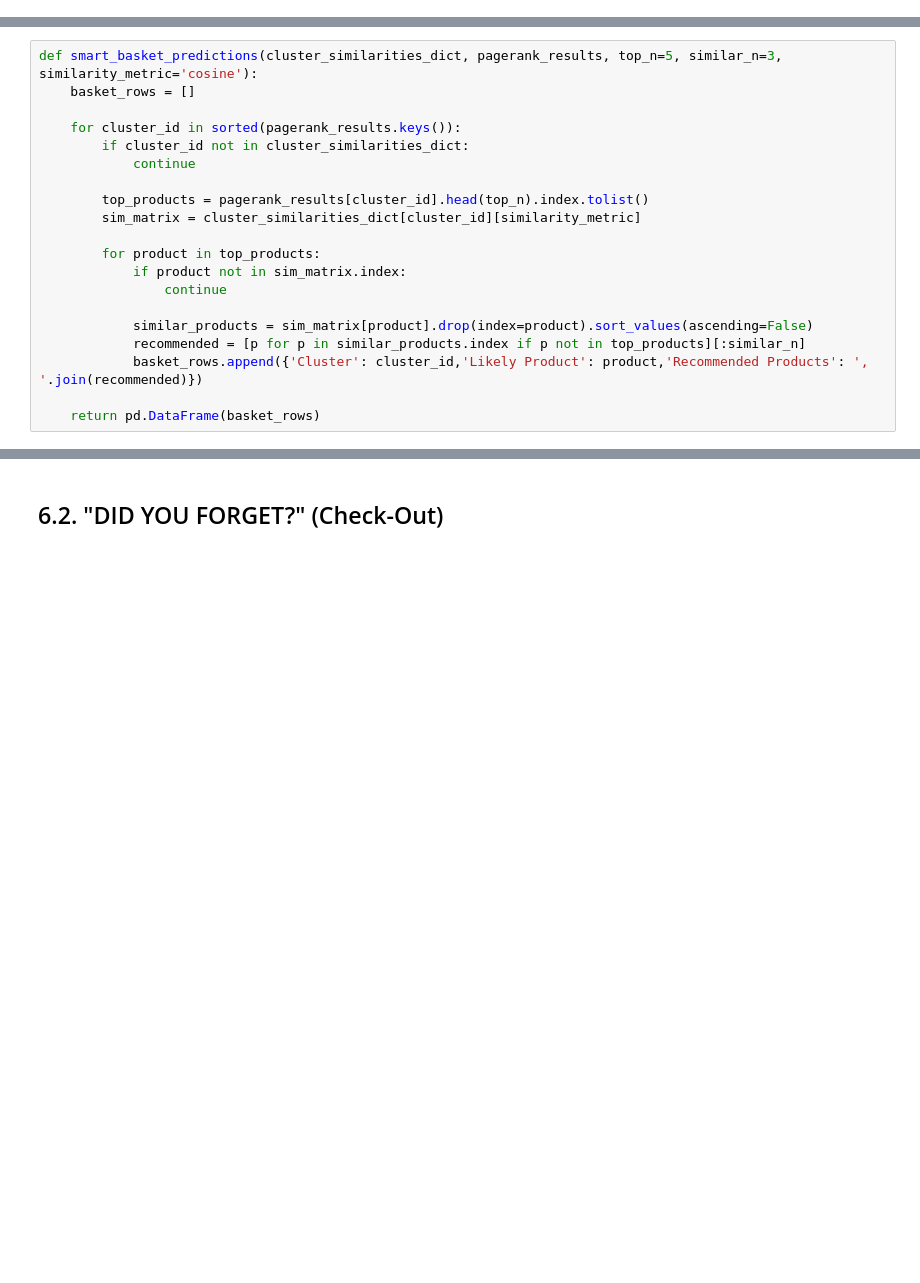
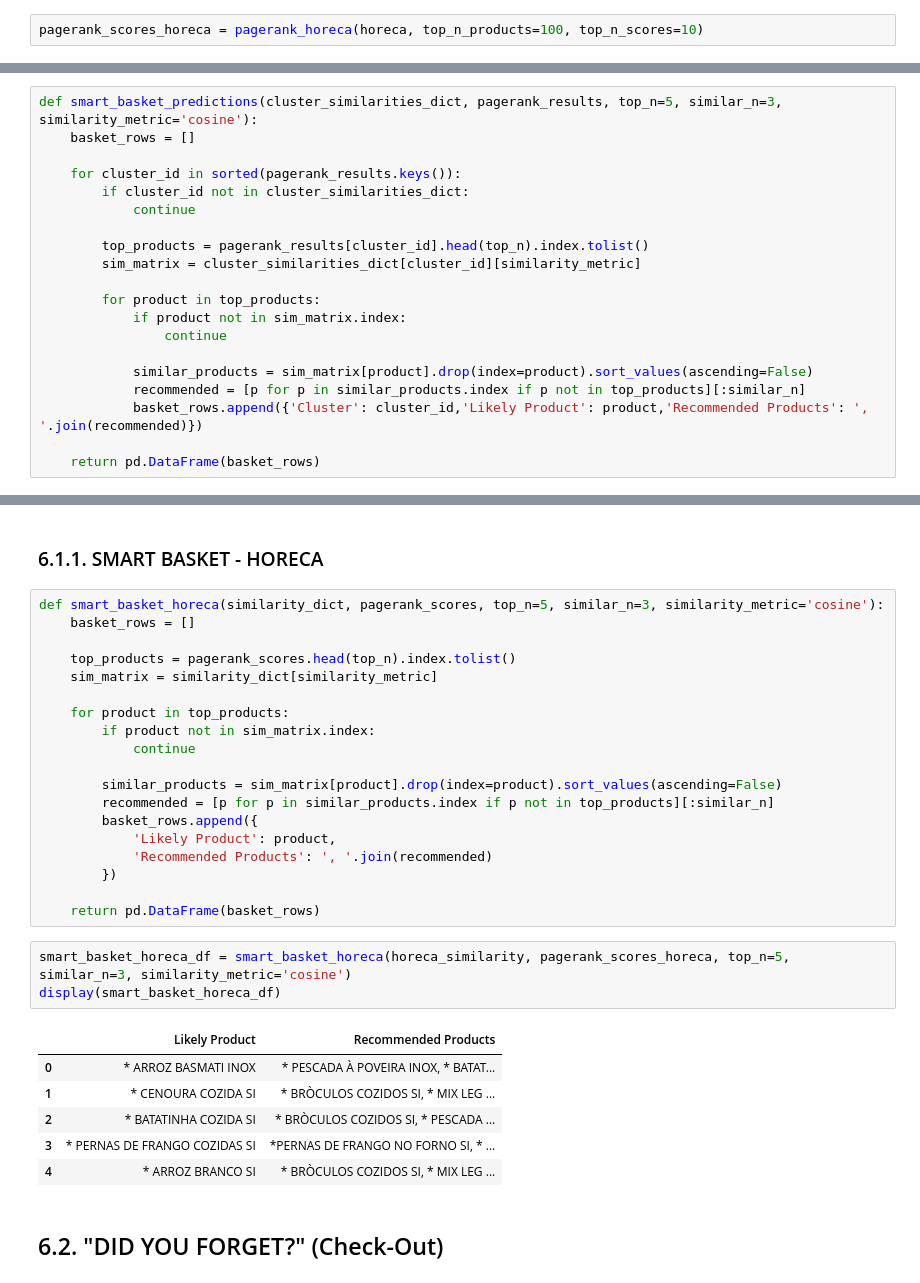
Before and after one commit to gugaaa1904/BC, a Jupyter notebook: Case 3 pt.2.ipynb, the cells around one changed output, grey strips where cells are left out. Saved outputs shown, nothing was run; the diff lists cells and outputs as text; blank space fills up the shorter version.

```diff
--- a/Case 3 pt.2.ipynb
+++ b/Case 3 pt.2.ipynb
@@ -680,0 +728,2 @@ pagerank_visualizations(data, top_n_products=30)
+# %%
+pagerank_scores_horeca = pagerank_horeca(horeca, top_n_products=100, top_n_scores=10)
@@ -726,3 +791,34 @@ display(smart_basket_df)
+# %% [markdown]
+### 6.1.1. SMART BASKET - HORECA
+# %%
+def smart_basket_horeca(similarity_dict, pagerank_scores, top_n=5, similar_n=3, similarity_metric='cosine'):
+    basket_rows = []
+
+    top_products = pagerank_scores.head(top_n).index.tolist()
+    sim_matrix = similarity_dict[similarity_metric]
+
+    for product in top_products:
+        if product not in sim_matrix.index:
+            continue
+
+        similar_products = sim_matrix[product].drop(index=product).sort_values(ascending=False)
+        recommended = [p for p in similar_products.index if p not in top_products][:similar_n]
+        basket_rows.append({
+            'Likely Product': product,
+            'Recommended Products': ', '.join(recommended)
+        })
+
+    return pd.DataFrame(basket_rows)
+# %%
+smart_basket_horeca_df = smart_basket_horeca(horeca_similarity, pagerank_scores_horeca, top_n=5, similar_n=3, similarity_metric='cosine')
+display(smart_basket_horeca_df)
+# %% [output]
+|  | Likely Product | Recommended Products |
+| 0 | * ARROZ BASMATI INOX | * PESCADA À POVEIRA INOX, * BATAT... |
+| 1 | * CENOURA COZIDA SI | * BRÒCULOS COZIDOS SI, * MIX LEG ... |
+| 2 | * BATATINHA COZIDA SI | * BRÒCULOS COZIDOS SI, * PESCADA ... |
+| 3 | * PERNAS DE FRANGO COZIDAS SI | *PERNAS DE FRANGO NO FORNO SI, * ... |
+| 4 | * ARROZ BRANCO SI | * BRÒCULOS COZIDOS SI, * MIX LEG ... |
 # %% [markdown]
 ## 6.2. "DID YOU FORGET?" (Check-Out)
 # %%
```
Also changed, not shown: parts of 18 cells of this notebook.
